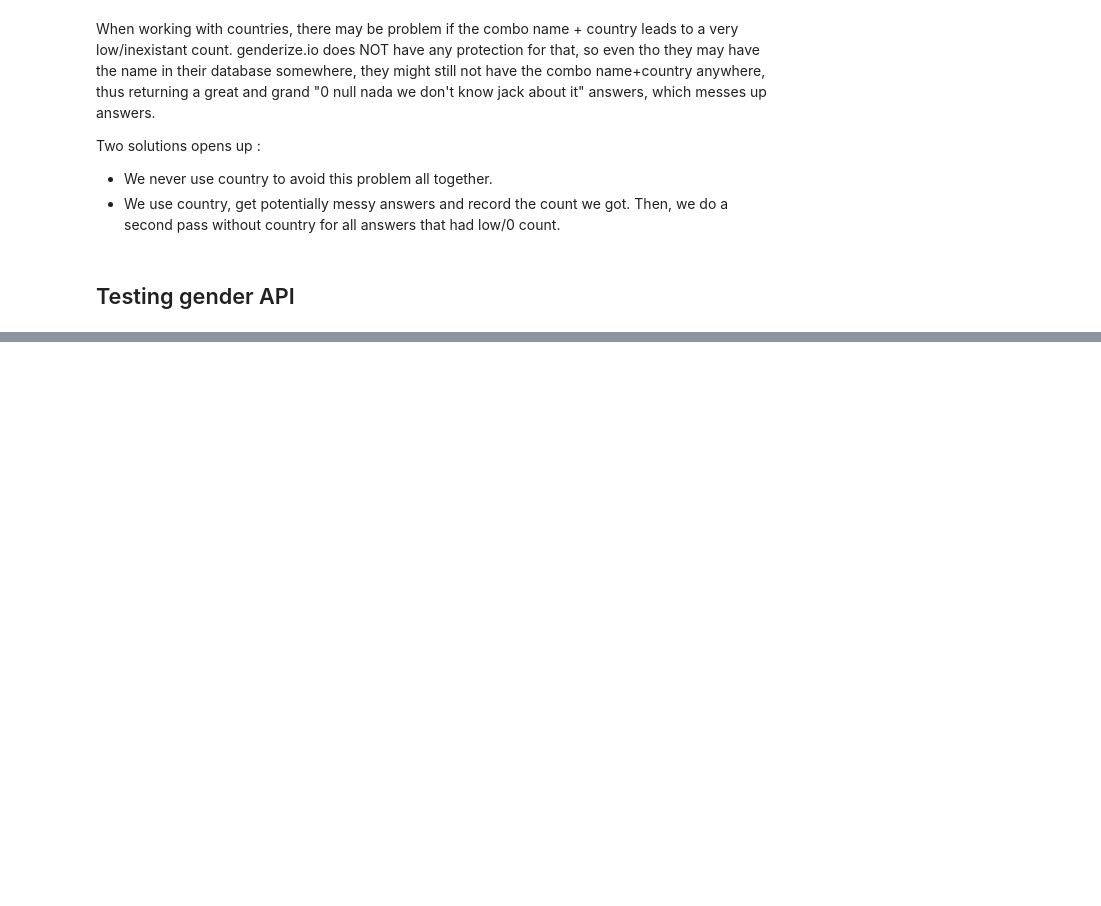
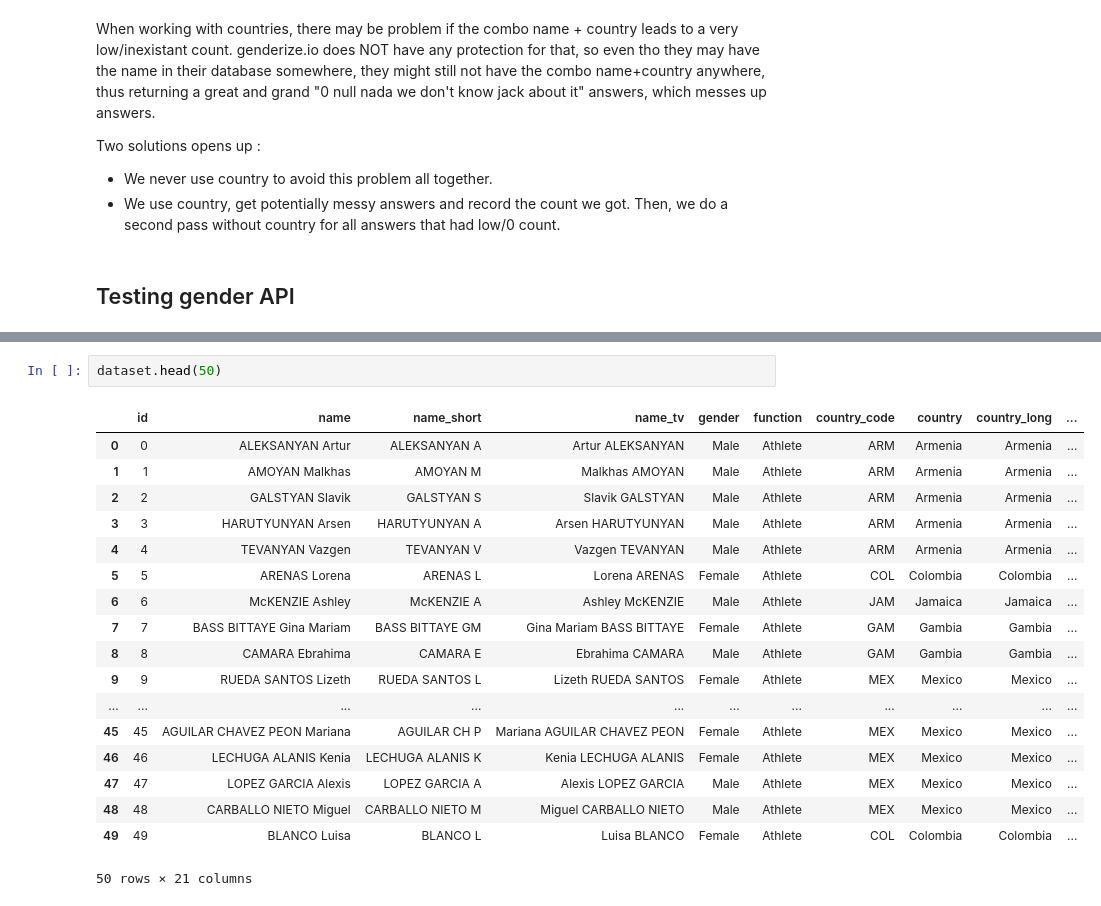
Before and after one commit to Briefgarde/name2genderresearch, a Jupyter notebook: testingTools.ipynb, the cells around one changed output, grey strips where cells are left out. Saved outputs shown, nothing was run; the diff lists cells and outputs as text; blank space fills up the shorter version.

```diff
--- a/testingTools.ipynb
+++ b/testingTools.ipynb
@@ -186,0 +219,21 @@ Two solutions opens up :
+# %%
+dataset.head(50)
+# %% [output]
+|  | id | name | name_short | name_tv | gender | function | country_code | country | country_long | ... |
+| 0 | 0 | ALEKSANYAN Artur | ALEKSANYAN A | Artur ALEKSANYAN | Male | Athlete | ARM | Armenia | Armenia | ... |
+| 1 | 1 | AMOYAN Malkhas | AMOYAN M | Malkhas AMOYAN | Male | Athlete | ARM | Armenia | Armenia | ... |
+| 2 | 2 | GALSTYAN Slavik | GALSTYAN S | Slavik GALSTYAN | Male | Athlete | ARM | Armenia | Armenia | ... |
+| 3 | 3 | HARUTYUNYAN Arsen | HARUTYUNYAN A | Arsen HARUTYUNYAN | Male | Athlete | ARM | Armenia | Armenia | ... |
+| 4 | 4 | TEVANYAN Vazgen | TEVANYAN V | Vazgen TEVANYAN | Male | Athlete | ARM | Armenia | Armenia | ... |
+| 5 | 5 | ARENAS Lorena | ARENAS L | Lorena ARENAS | Female | Athlete | COL | Colombia | Colombia | ... |
+| 6 | 6 | McKENZIE Ashley | McKENZIE A | Ashley McKENZIE | Male | Athlete | JAM | Jamaica | Jamaica | ... |
+| 7 | 7 | BASS BITTAYE Gina Mariam | BASS BITTAYE GM | Gina Mariam BASS BITTAYE | Female | Athlete | GAM | Gambia | Gambia | ... |
+| 8 | 8 | CAMARA Ebrahima | CAMARA E | Ebrahima CAMARA | Male | Athlete | GAM | Gambia | Gambia | ... |
+| 9 | 9 | RUEDA SANTOS Lizeth | RUEDA SANTOS L | Lizeth RUEDA SANTOS | Female | Athlete | MEX | Mexico | Mexico | ... |
+| ... | ... | ... | ... | ... | ... | ... | ... | ... | ... | ... |
+| 45 | 45 | AGUILAR CHAVEZ PEON Mariana | AGUILAR CH P | Mariana AGUILAR CHAVEZ PEON | Female | Athlete | MEX | Mexico | Mexico | ... |
+| 46 | 46 | LECHUGA ALANIS Kenia | LECHUGA ALANIS K | Kenia LECHUGA ALANIS | Female | Athlete | MEX | Mexico | Mexico | ... |
+| 47 | 47 | LOPEZ GARCIA Alexis | LOPEZ GARCIA A | Alexis LOPEZ GARCIA | Male | Athlete | MEX | Mexico | Mexico | ... |
+| 48 | 48 | CARBALLO NIETO Miguel | CARBALLO NIETO M | Miguel CARBALLO NIETO | Male | Athlete | MEX | Mexico | Mexico | ... |
+| 49 | 49 | BLANCO Luisa | BLANCO L | Luisa BLANCO | Female | Athlete | COL | Colombia | Colombia | ... |
+50 rows × 21 columns
```
Also changed, not shown: parts of 3 cells of this notebook, 1 other file.
